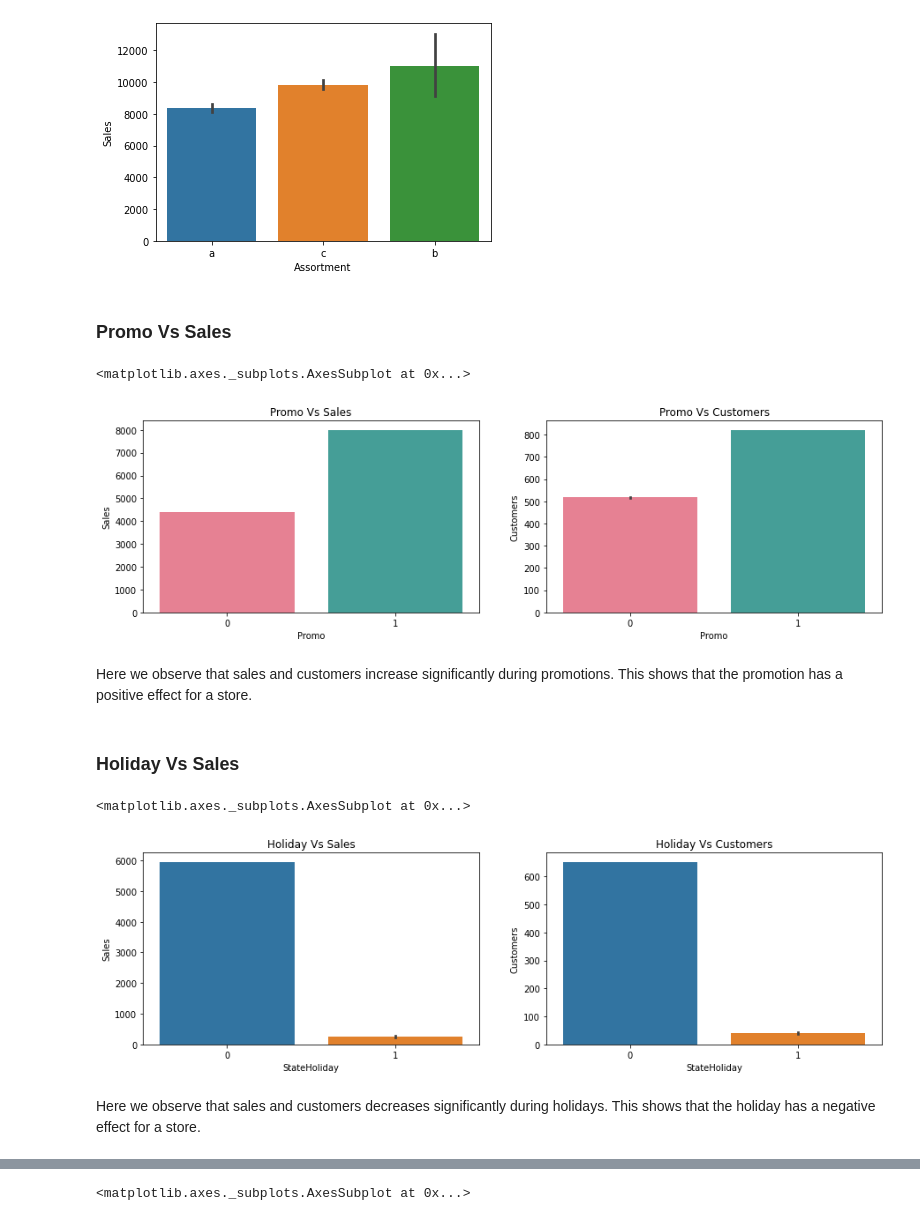
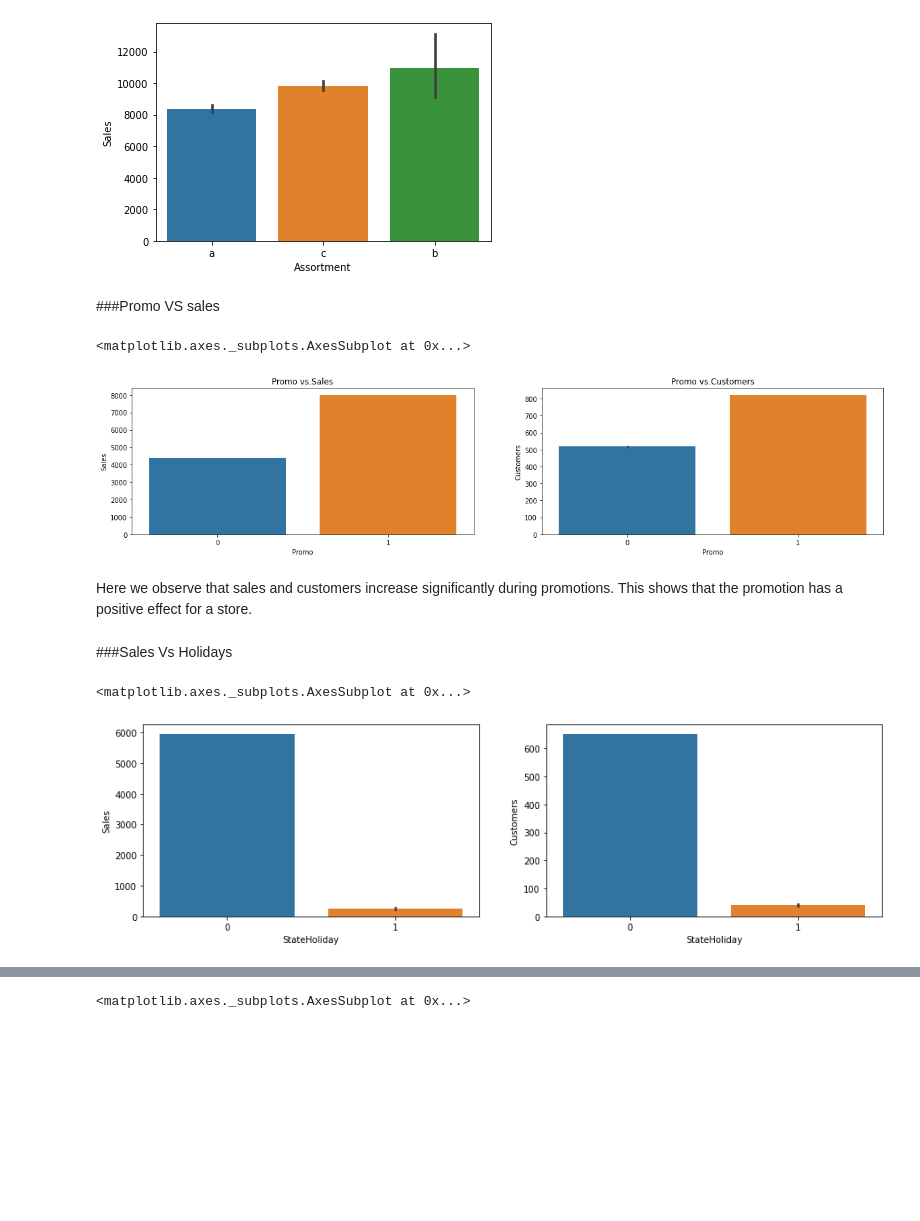
Before and after one commit to rashmi-biswas/ML_Regression_Sales_Prediction, a Jupyter notebook: Rossmann_Sales_Prediction_Capstone_Project.ipynb, the cells around one changed output, grey strips where cells are left out. Cells and saved outputs as stored; diff of their text form; code cells hidden in the pictures; blank space fills up the shorter version.

```diff
--- a/Rossmann_Sales_Prediction_Capstone_Project.ipynb
+++ b/Rossmann_Sales_Prediction_Capstone_Project.ipynb
@@ -255,7 +242,7 @@ print(sales_a , sales_b, sales_c)
 # %% [markdown]
 The feature StateHoliday changed into a boolean variable. The value {a, b, c} became 1, other 0;
 # %%
-stores_data['StateHoliday'].replace({'0':0,
-                                     'a':1,
-                                     'b':1,
-                                     'c':1}, inplace = True)
+stores_data.StateHoliday.replace({'0' : 0,
+                            'a' : 1,
+                            'b' : 1,
+                            'c' : 1}, inplace=True)
@@ -469,30 +470,26 @@ plt.show()
 # %% [output]
 [figure]
 # %% [markdown]
-### Promo Vs Sales
+###Promo VS sales
 # %%
-fig,(axis1,axis2) = plt.subplots(1,2,figsize = (15,4))
+fig, (axis1,axis2) = plt.subplots(1,2,figsize=(20,4))
 
-axis1.title.set_text('Promo Vs Sales')
-axis2.title.set_text('Promo Vs Customers')
-sns.barplot(x = 'Promo', y = 'Sales', data = stores_data, ax = axis1, palette= 'husl')
-sns.barplot(x = 'Promo',y = 'Customers', data = stores_data, ax = axis2, palette= 'husl')
+axis1.title.set_text('Promo vs.Sales')
+axis2.title.set_text('Promo vs.Customers')
+sns.barplot(x='Promo', y='Sales', data=stores_data, ax=axis1)
+sns.barplot(x='Promo', y='Customers', data=stores_data, ax=axis2)
 # %% [output]
 <matplotlib.axes._subplots.AxesSubplot at 0x...>
-[figure, old version]
+[figure, new version]
 # %% [markdown]
 Here we observe that sales and customers increase significantly during promotions. This shows that the promotion has a positive effect for a store.
 # %% [markdown]
-### Holiday Vs Sales
+###Sales Vs Holidays
 # %%
-fig, (axis1,axis2) = plt.subplots(1,2,figsize = (15,4))
+fig, (axis1,axis2) = plt.subplots(1,2,figsize=(15,4))
 
-axis1.title.set_text('Holiday Vs Sales')
-axis2.title.set_text('Holiday Vs Customers')
-sns.barplot(x='StateHoliday', y='Sales', data=stores_data, ax=axis1)
-sns.barplot(x='StateHoliday', y='Customers', data=stores_data,ax=axis2)
+sns.barplot(x='StateHoliday', y='Sales', data= stores_data, ax=axis1)
+sns.barplot(x='StateHoliday', y='Customers', data= stores_data, ax=axis2)
 # %% [output]
 <matplotlib.axes._subplots.AxesSubplot at 0x...>
-[figure, old version]
+[figure, new version]
-# %% [markdown]
-Here we observe that sales and customers decreases significantly during holidays. This shows that the holiday has a negative effect for a store.
```
Also changed, not shown: parts of 96 cells of this notebook.
